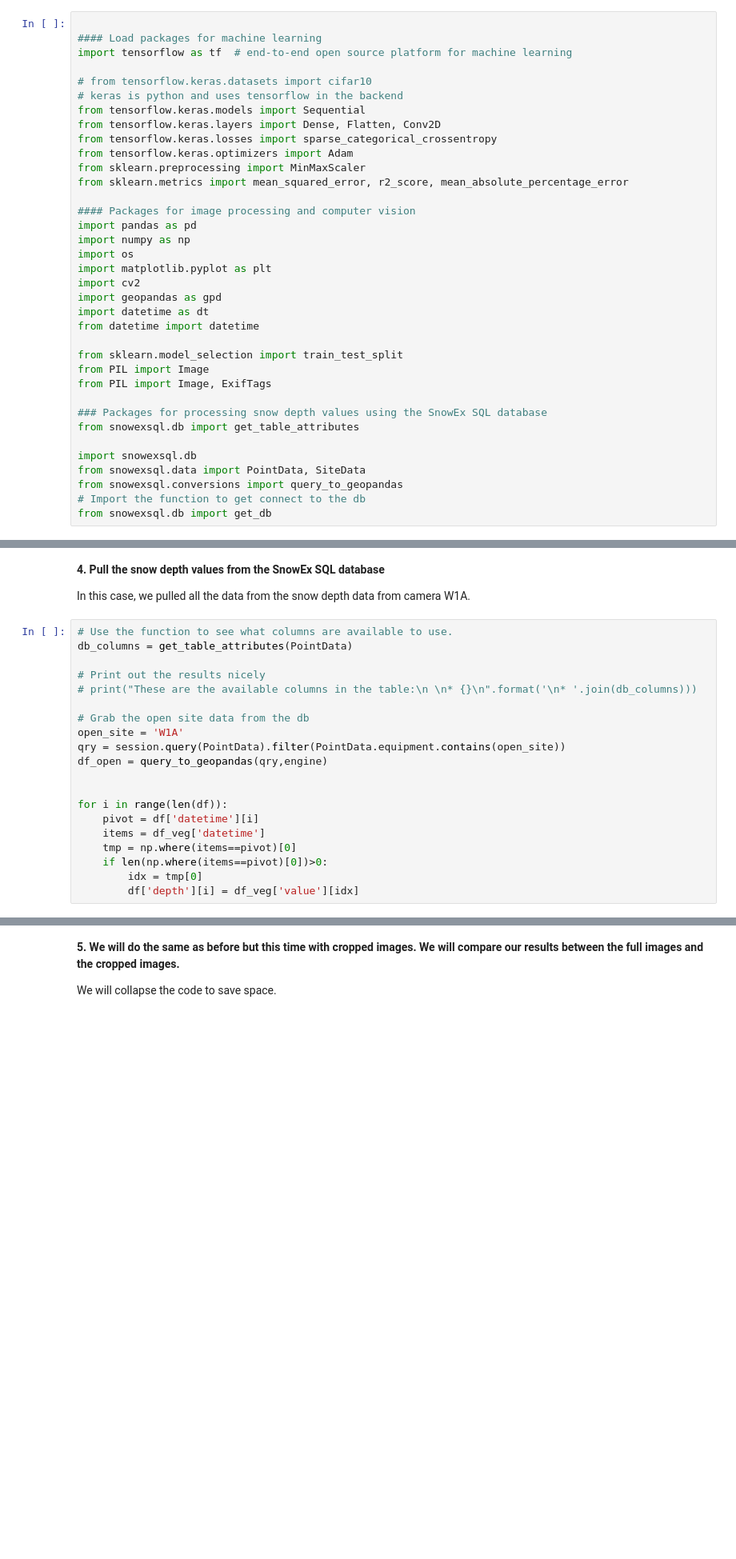
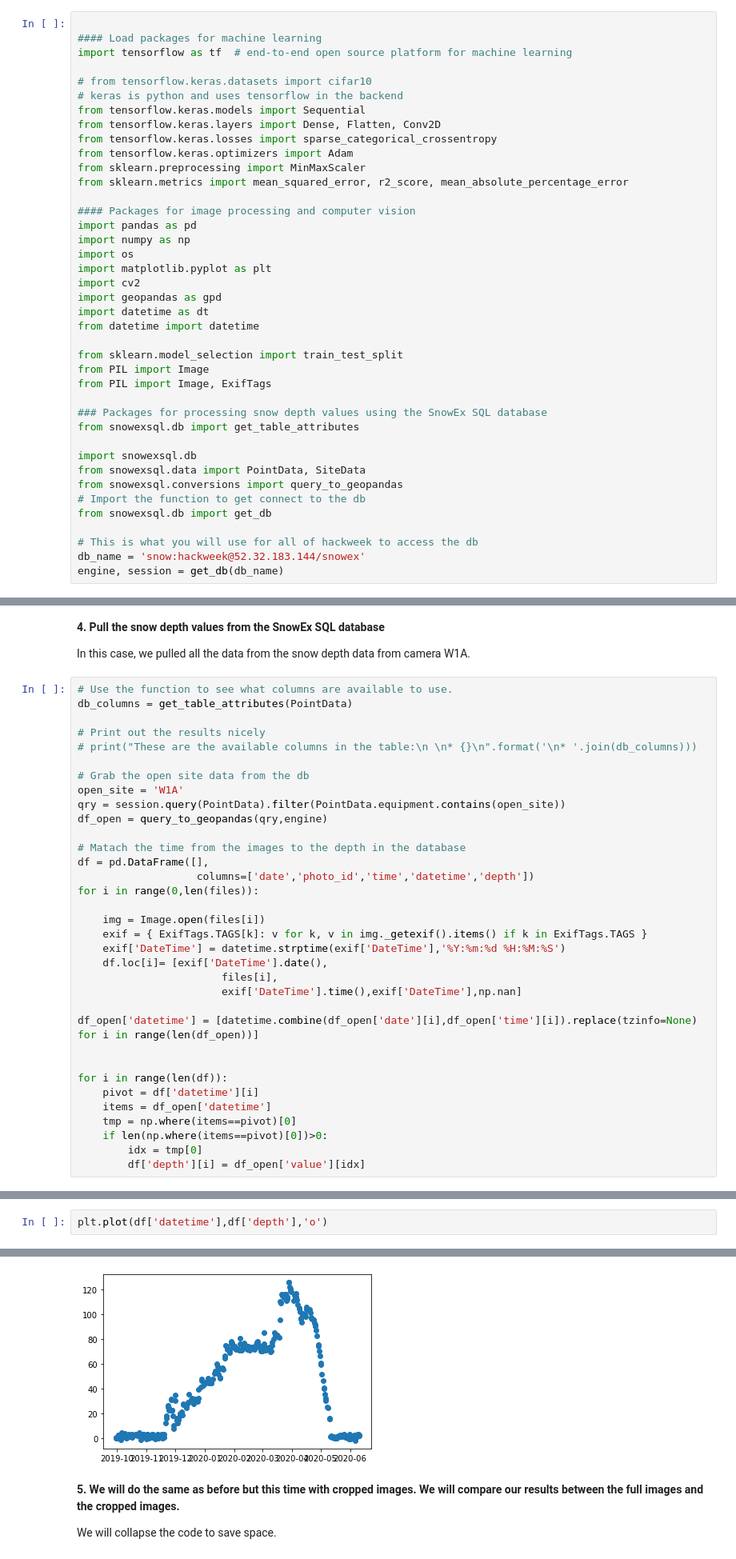
Before and after one commit to snowex-hackweek/cam-learning, a Jupyter notebook: notebooks/regression_snowdepth_camera.ipynb, the cells around one changed output, grey strips where cells are left out. Shown: that part at 80% size. Drawn from its saved outputs; the diff is of its cells as text; blank space fills up the shorter version.

```diff
--- a/notebooks/regression_snowdepth_camera.ipynb
+++ b/notebooks/regression_snowdepth_camera.ipynb
@@ -72,5 +72,9 @@ from snowexsql.data import PointData, SiteData
 from snowexsql.conversions import query_to_geopandas
 # Import the function to get connect to the db
 from snowexsql.db import get_db
+
+# This is what you will use for all of hackweek to access the db
+db_name = 'snow:hackweek@52.32.183.144/snowex'
+engine, session = get_db(db_name)
 # %% [markdown]
 __2. After loading the packages, we will load in the images from the Amazon Web Services S3. We will focus on one camera, W1A.__
@@ -143,11 +141,25 @@ open_site = 'W1A'
 qry = session.query(PointData).filter(PointData.equipment.contains(open_site))
 df_open = query_to_geopandas(qry,engine)
 
+# Matach the time from the images to the depth in the database
+df = pd.DataFrame([],
+                   columns=['date','photo_id','time','datetime','depth'])
+for i in range(0,len(files)):
+
+    img = Image.open(files[i])
+    exif = { ExifTags.TAGS[k]: v for k, v in img._getexif().items() if k in ExifTags.TAGS }
+    exif['DateTime'] = datetime.strptime(exif['DateTime'],'%Y:%m:%d %H:%M:%S')
+    df.loc[i]= [exif['DateTime'].date(),
+                       files[i],
+                       exif['DateTime'].time(),exif['DateTime'],np.nan]
+
+df_open['datetime'] = [datetime.combine(df_open['date'][i],df_open['time'][i]).replace(tzinfo=None) for i in range(len(df_open))]
+
 
 for i in range(len(df)):
     pivot = df['datetime'][i]
-    items = df_veg['datetime']
+    items = df_open['datetime']
     tmp = np.where(items==pivot)[0]
     if len(np.where(items==pivot)[0])>0:
         idx = tmp[0]
-        df['depth'][i] = df_veg['value'][idx]
+        df['depth'][i] = df_open['value'][idx]
@@ -155,0 +175,3 @@ We will
+# %%
+plt.plot(df['datetime'],df['depth'],'o')
+# %% [output]
@@ -156,3 +179,4 @@ We will
+[figure, added]
 # %% [markdown]
 __5. We will do the same as before but this time with cropped images. We will compare our results between the full images and the cropped images.__
 
```
Also changed, not shown: parts of 24 cells of this notebook.
